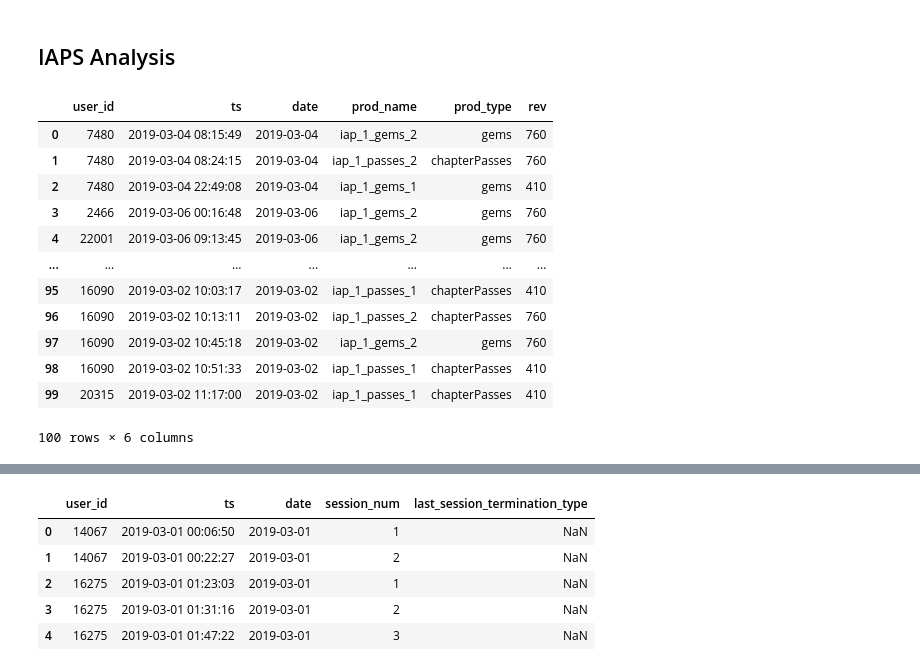
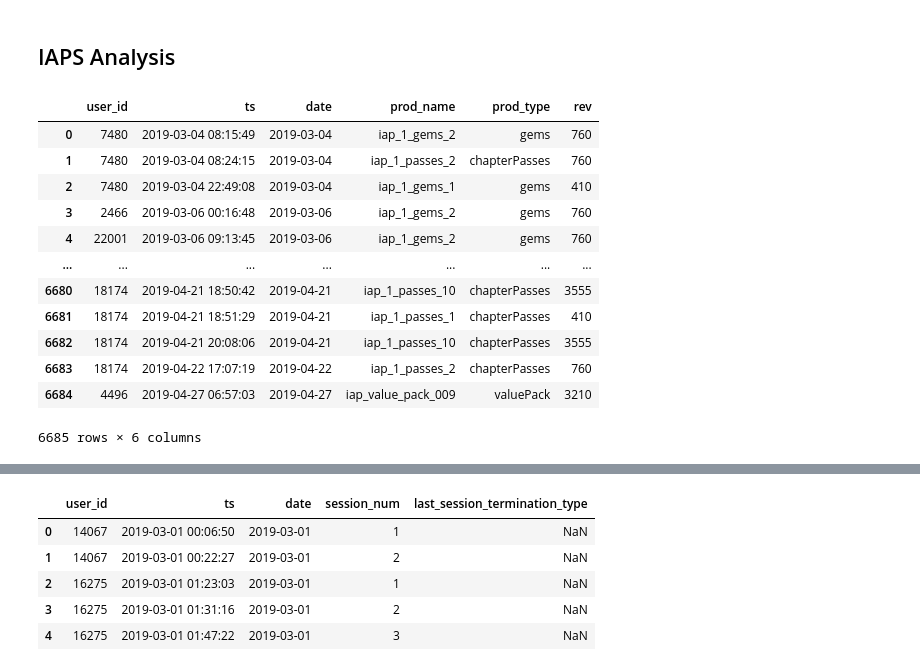
Before and after one commit to ericyeonpark/pg_data_exploratory_analysis, a Jupyter notebook: data_exploration_Eric_Park.ipynb, the cells around one changed output, grey strips where cells are left out. Drawn from its saved outputs; the diff is of its cells as text; code cells hidden in the pictures.

```diff
--- a/data_exploration_Eric_Park.ipynb
+++ b/data_exploration_Eric_Park.ipynb
@@ -27,5 +27,6 @@ import joblib
 
 # to visualise al the columns in the dataframe
 pd.pandas.set_option('display.max_columns', None)
+pd.pandas.set_option('display.max_rows', 100)
 # %%
 # load the csvs - it is available open source and online
@@ -40,18 +50,18 @@ users = pd.read_csv('users.csv')
 ## IAPS Analysis
 # %%
 # display data
-iaps.head(100)
+iaps
 # %% [output]
 |  | user_id | ts | date | prod_name | prod_type | rev |
 | 0 | 7480 | 2019-03-04 08:15:49 | 2019-03-04 | iap_1_gems_2 | gems | 760 |
 | 1 | 7480 | 2019-03-04 08:24:15 | 2019-03-04 | iap_1_passes_2 | chapterPasses | 760 |
 | 2 | 7480 | 2019-03-04 22:49:08 | 2019-03-04 | iap_1_gems_1 | gems | 410 |
 | 3 | 2466 | 2019-03-06 00:16:48 | 2019-03-06 | iap_1_gems_2 | gems | 760 |
 | 4 | 22001 | 2019-03-06 09:13:45 | 2019-03-06 | iap_1_gems_2 | gems | 760 |
 | ... | ... | ... | ... | ... | ... | ... |
-| 95 | 16090 | 2019-03-02 10:03:17 | 2019-03-02 | iap_1_passes_1 | chapterPasses | 410 |
-| 96 | 16090 | 2019-03-02 10:13:11 | 2019-03-02 | iap_1_passes_2 | chapterPasses | 760 |
-| 97 | 16090 | 2019-03-02 10:45:18 | 2019-03-02 | iap_1_gems_2 | gems | 760 |
-| 98 | 16090 | 2019-03-02 10:51:33 | 2019-03-02 | iap_1_passes_1 | chapterPasses | 410 |
-| 99 | 20315 | 2019-03-02 11:17:00 | 2019-03-02 | iap_1_passes_1 | chapterPasses | 410 |
+| 6680 | 18174 | 2019-04-21 18:50:42 | 2019-04-21 | iap_1_passes_10 | chapterPasses | 3555 |
+| 6681 | 18174 | 2019-04-21 18:51:29 | 2019-04-21 | iap_1_passes_1 | chapterPasses | 410 |
+| 6682 | 18174 | 2019-04-21 20:08:06 | 2019-04-21 | iap_1_passes_10 | chapterPasses | 3555 |
+| 6683 | 18174 | 2019-04-22 17:07:19 | 2019-04-22 | iap_1_passes_2 | chapterPasses | 760 |
+| 6684 | 4496 | 2019-04-27 06:57:03 | 2019-04-27 | iap_value_pack_009 | valuePack | 3210 |
-100 rows × 6 columns
+6685 rows × 6 columns
```
Also changed, not shown: parts of 21 cells of this notebook.
